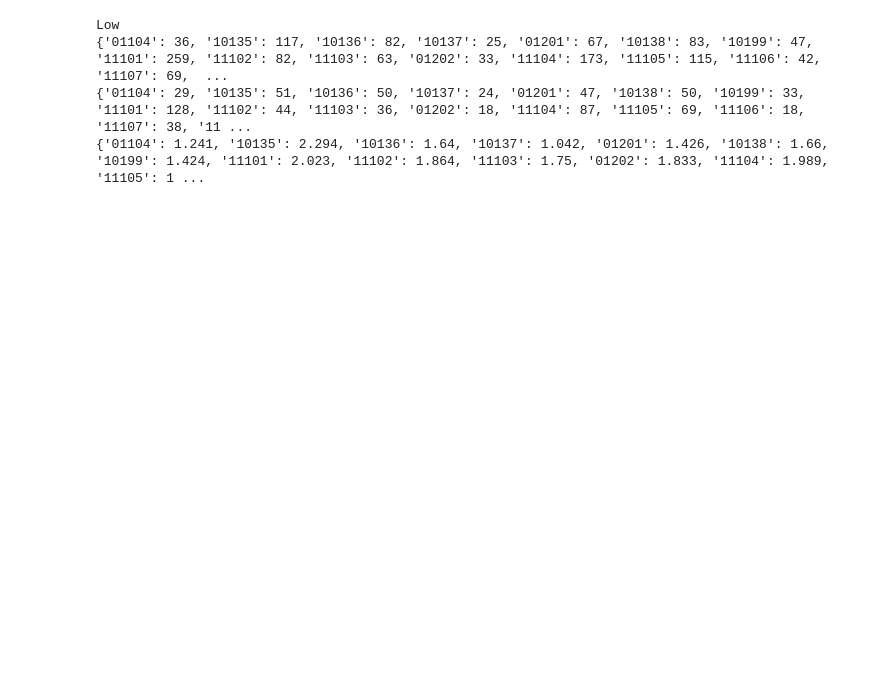
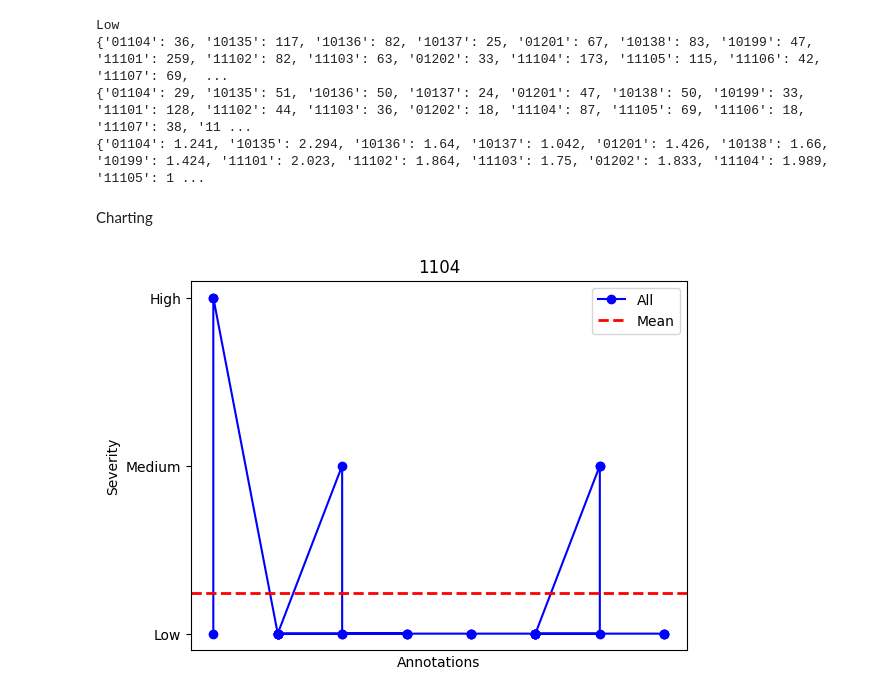
Before and after one commit to Hokkaido-Milk/Maritime-Hackathon-2025, a Jupyter notebook: Domarines.ipynb, the cells around one changed output. Drawn from its saved outputs; the diff is of its cells as text; code cells hidden in the pictures; blank space fills up the shorter version.

Commit message:
added charting for mean

```diff
--- a/Domarines.ipynb
+++ b/Domarines.ipynb
@@ -44,3 +47,38 @@ Low
 {'01104': 36, '10135': 117, '10136': 82, '10137': 25, '01201': 67, '10138': 83, '10199': 47, '11101': 259, '11102': 82, '11103': 63, '01202': 33, '11104': 173, '11105': 115, '11106': 42, '11107': 69,  ...
 {'01104': 29, '10135': 51, '10136': 50, '10137': 24, '01201': 47, '10138': 50, '10199': 33, '11101': 128, '11102': 44, '11103': 36, '01202': 18, '11104': 87, '11105': 69, '11106': 18, '11107': 38, '11 ...
 {'01104': 1.241, '10135': 2.294, '10136': 1.64, '10137': 1.042, '01201': 1.426, '10138': 1.66, '10199': 1.424, '11101': 2.023, '11102': 1.864, '11103': 1.75, '01202': 1.833, '11104': 1.989, '11105': 1 ...
+# %% [markdown]
+Charting
+# %%
+# charting
+input_code = input("Enter code: ")
+
+x = []
+y = []
+
+for row in data[1:]:
+    if padding(input_code) == row[1]:
+        x.append(row[0])
+        y.append(conversion[row[4]])
+
+# Create the plot
+plt.plot(x, y, marker='o', linestyle='-', color='b', label='All')
+plt.axhline(y=average[padding(input_code)], color='r', linestyle='--', linewidth=2, label='Mean')
+
+plt.xticks([])
+tick_positions = [1, 2, 3]  # Custom positions
+tick_labels = ['Low', 'Medium', 'High']  # Custom labels
+plt.yticks(tick_positions, tick_labels)
+
+# Add labels and title
+plt.xlabel('Annotations')
+plt.ylabel('Severity')
+plt.title(input_code)
+
+# Show the legend
+plt.legend()
+
+# Display the chart
+plt.show()
+# %% [output]
+[figure, added]
```
Also changed, not shown: parts of 2 cells of this notebook.
